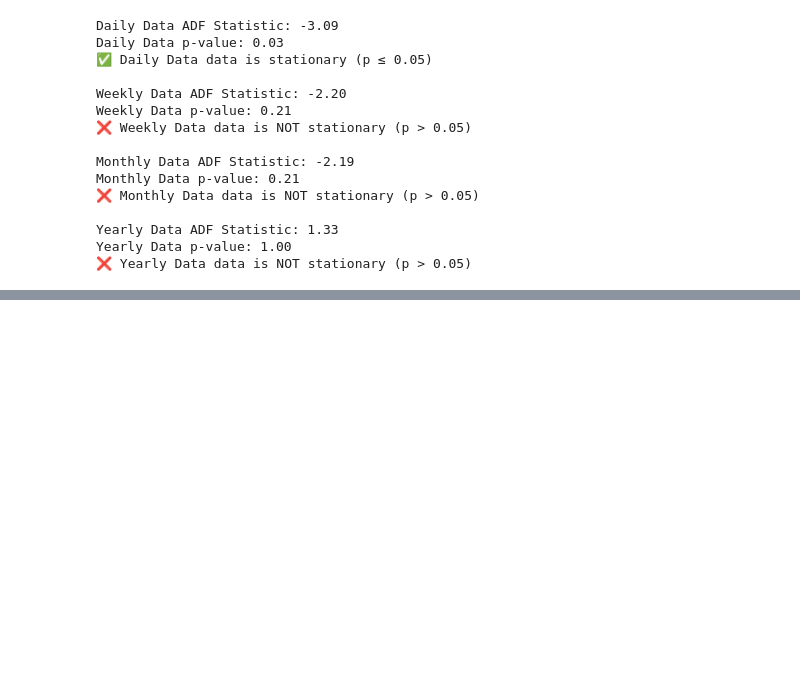
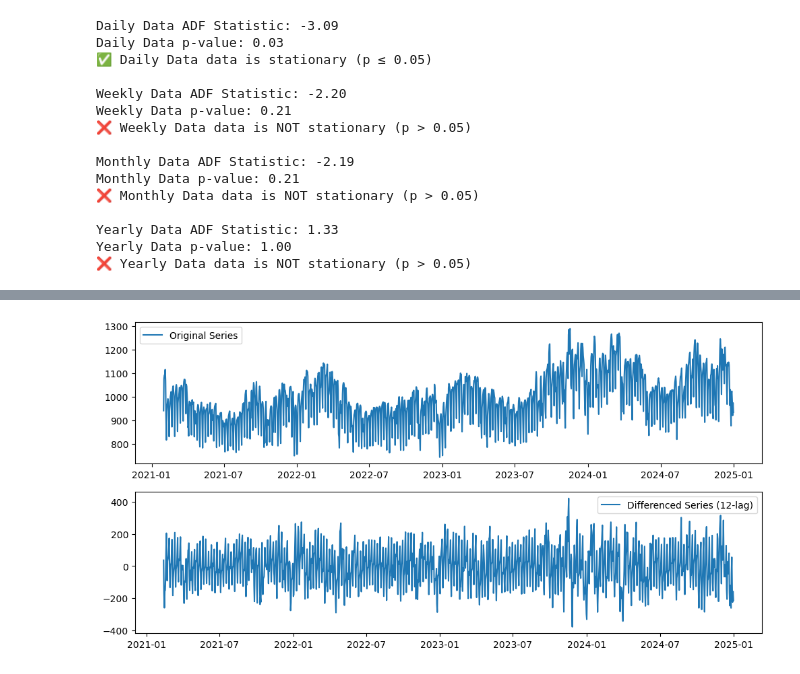
Before and after one commit to Lucas-Lorensi/Time-prediction-analisys, a Jupyter notebook: main.ipynb, the cells around one changed output, grey strips where cells are left out. Cells and saved outputs as stored; diff of their text form; code cells hidden in the pictures; blank space fills up the shorter version.

```diff
--- a/main.ipynb
+++ b/main.ipynb
@@ -200,0 +364,17 @@ plt.show()
+# %%
+import matplotlib.pyplot as plt
+
+df['load_diff1'] = df['load'].diff()  # First difference
+df['load_diff12'] = df['load'].diff(12)  # Seasonal difference (monthly)
+
+plt.figure(figsize=(12,6))
+plt.subplot(2,1,1)
+plt.plot(df['load'], label='Original Series')
+plt.legend()
+
+plt.subplot(2,1,2)
+plt.plot(df['load_diff12'], label='Differenced Series (12-lag)')
+plt.legend()
+plt.show()
+# %% [output]
+[figure, added]
```
Also changed, not shown: parts of 21 cells of this notebook.
